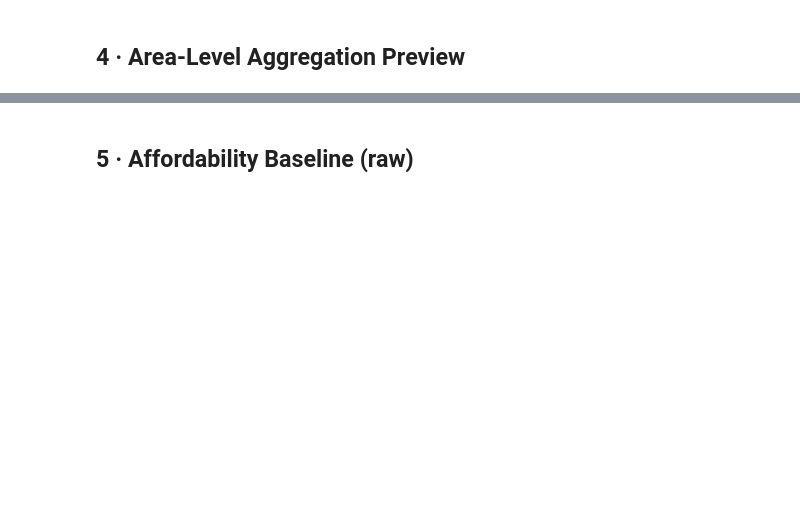
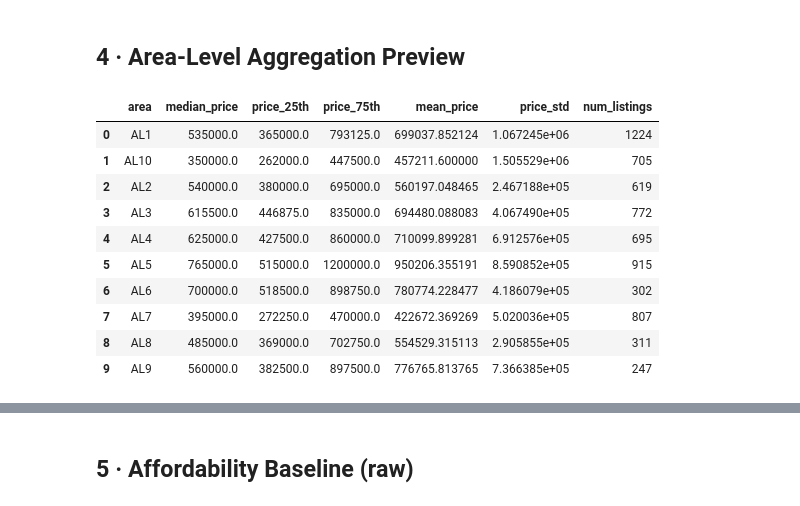
Before and after one commit to oliver9996/Affordability_checker, a Jupyter notebook: notebooks/01_eda.ipynb, the cells around one changed output, grey strips where cells are left out. Drawn from its saved outputs; the diff is of its cells as text; code cells hidden in the pictures; blank space fills up the shorter version.

```diff
--- a/notebooks/01_eda.ipynb
+++ b/notebooks/01_eda.ipynb
@@ -26,21 +26,42 @@ import numpy as np
 import pandas as pd
 import matplotlib.pyplot as plt
 import seaborn as sns
+from pathlib import Path
+
 
 sns.set_theme(style='whitegrid', palette='muted')
 %matplotlib inline
 
-from data_loader import generate_synthetic_data, aggregate_to_area
+from data_loader import generate_synthetic_data, aggregate_to_area,load_land_registry
 
 # -------------------------------------------------------------------
 # Change this path to your real Land Registry CSV if available.
 # We fall back to synthetic data automatically.
 # -------------------------------------------------------------------
 DATA_PATH   = '../data/pp-complete.csv'   # Land Registry Price Paid
-USER_BUDGET = 300_000                     # £ – the user's property budget
+data_input_dir = Path("../data/year_by_year/")
+USER_BUDGET = 500_000                     # £ – the user's property budget
+
+chunks = []
+try:
+    data_input_dir.mkdir(exist_ok=True)
+    for file in sorted(data_input_dir.glob("pp-*.csv")):
+        tx_df = load_land_registry(file)
+        print (f"Processed {file} shape {tx_df.shape}...")
+        chunks.append(tx_df)
+        del tx_df
+
+
+    combined_df = pd.concat(chunks, ignore_index=True)
+    del chunks
+    print(f"Combined DataFrame shape: {combined_df.shape}")
+    combined_df.to_csv(DATA_PATH, index=False)
+    del combined_df
+    print(f"Combined data saved to {DATA_PATH}")
+except:
+    print("no files found, skipping combination step")
 
 if os.path.exists(DATA_PATH):
-    from data_loader import load_land_registry
     tx_df = load_land_registry(DATA_PATH)
     print(f'Loaded {len(tx_df):,} real transactions')
 else:
@@ -90,3 +160,20 @@ area_df.head(10)
+# %%
+area_df = aggregate_to_area(tx_df)
+# save this for later use in feature engineering
+area_df.to_csv('../data/area_data.csv', index=False)
+area_df.head(10)
+# %% [output]
+|  | area | median_price | price_25th | price_75th | mean_price | price_std | num_listings |
+| 0 | AL1 | 535000.0 | 365000.0 | 793125.0 | 699037.852124 | 1.067245e+06 | 1224 |
+| 1 | AL10 | 350000.0 | 262000.0 | 447500.0 | 457211.600000 | 1.505529e+06 | 705 |
+| 2 | AL2 | 540000.0 | 380000.0 | 695000.0 | 560197.048465 | 2.467188e+05 | 619 |
+| 3 | AL3 | 615500.0 | 446875.0 | 835000.0 | 694480.088083 | 4.067490e+05 | 772 |
+| 4 | AL4 | 625000.0 | 427500.0 | 860000.0 | 710099.899281 | 6.912576e+05 | 695 |
+| 5 | AL5 | 765000.0 | 515000.0 | 1200000.0 | 950206.355191 | 8.590852e+05 | 915 |
+| 6 | AL6 | 700000.0 | 518500.0 | 898750.0 | 780774.228477 | 4.186079e+05 | 302 |
+| 7 | AL7 | 395000.0 | 272250.0 | 470000.0 | 422672.369269 | 5.020036e+05 | 807 |
+| 8 | AL8 | 485000.0 | 369000.0 | 702750.0 | 554529.315113 | 2.905855e+05 | 311 |
+| 9 | AL9 | 560000.0 | 382500.0 | 897500.0 | 776765.813765 | 7.366385e+05 | 247 |
 # %%
 print(f'Number of distinct areas: {len(area_df)}')
 area_df[['median_price', 'price_25th', 'price_75th', 'num_listings']].describe()
```
Also changed, not shown: parts of 13 cells of this notebook.
